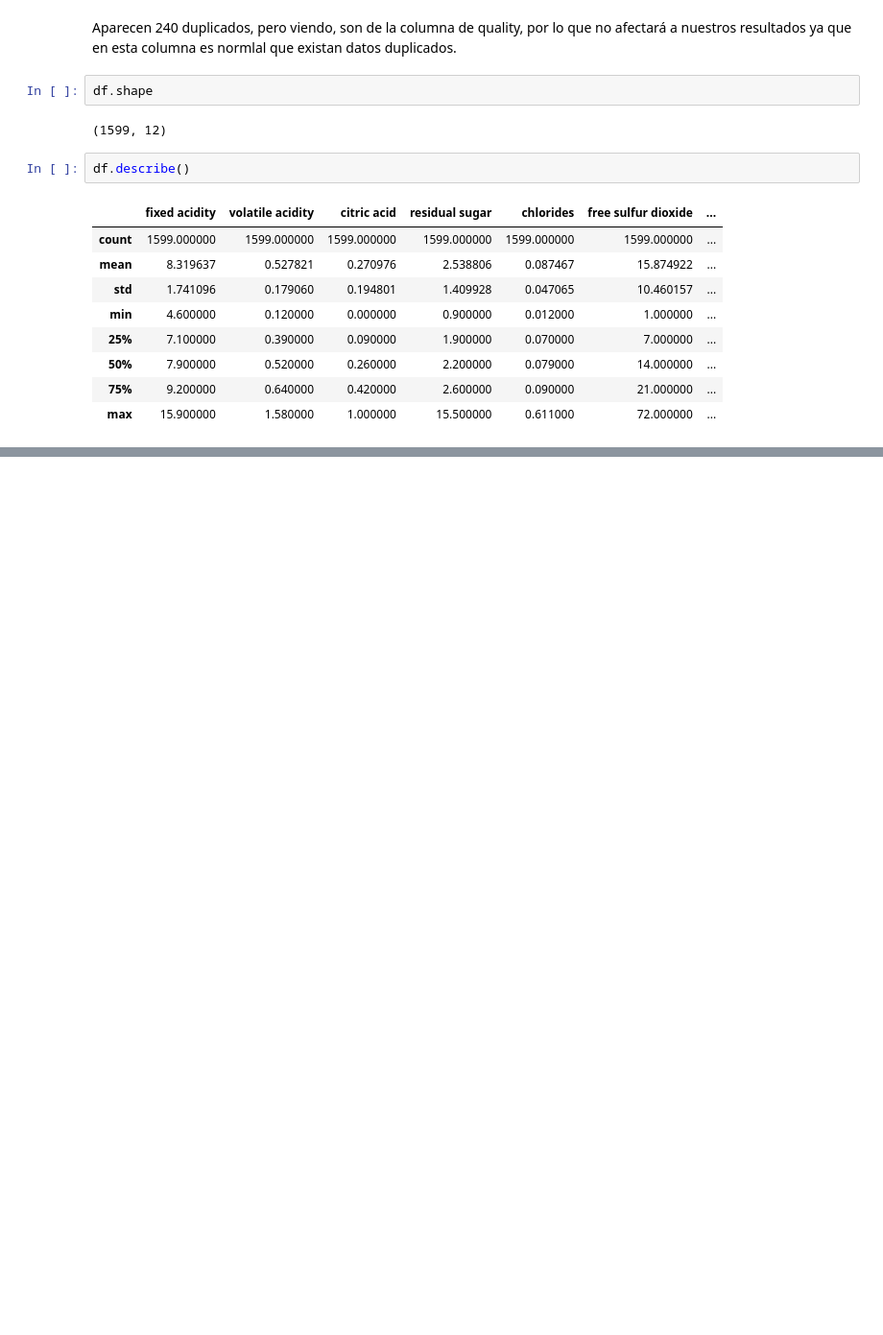
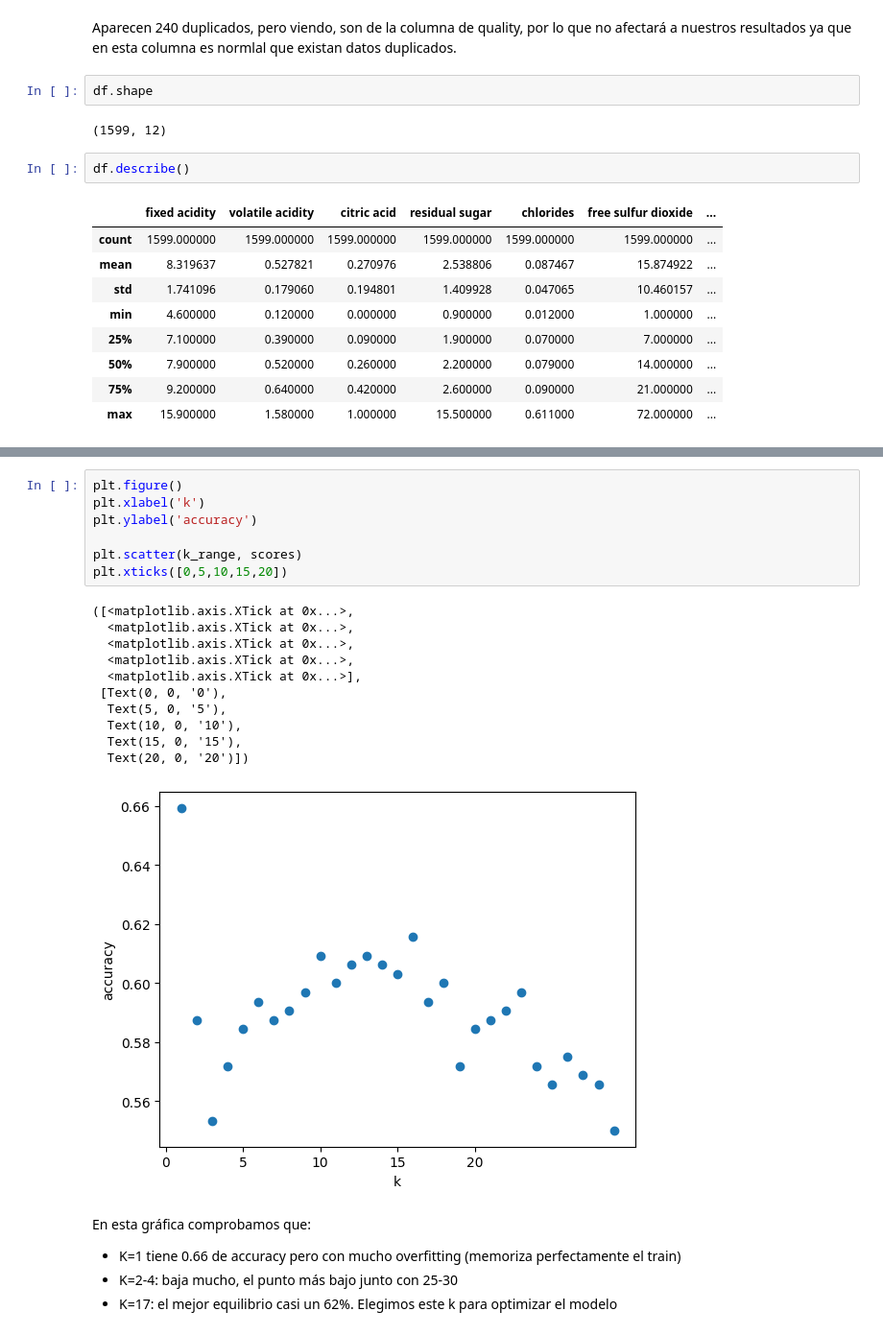
Before and after one commit to joselineproa21/Proyecto-K-vecinos-m-s-Cercanos, a Jupyter notebook: src/explore.ipynb, the cells around one changed output, grey strips where cells are left out. Shown at 96% size. Drawn from its saved outputs; the diff is of its cells as text; blank space fills up the shorter version.

```diff
--- a/src/explore.ipynb
+++ b/src/explore.ipynb
@@ -119,0 +238,24 @@ df.describe()
+# %%
+plt.figure()
+plt.xlabel('k')
+plt.ylabel('accuracy')
+
+plt.scatter(k_range, scores)
+plt.xticks([0,5,10,15,20])
+# %% [output]
+([<matplotlib.axis.XTick at 0x...>,
+  <matplotlib.axis.XTick at 0x...>,
+  <matplotlib.axis.XTick at 0x...>,
+  <matplotlib.axis.XTick at 0x...>,
+  <matplotlib.axis.XTick at 0x...>],
+ [Text(0, 0, '0'),
+  Text(5, 0, '5'),
+  Text(10, 0, '10'),
+  Text(15, 0, '15'),
+  Text(20, 0, '20')])
+[figure, added]
+# %% [markdown]
+En esta gráfica comprobamos que:
+- K=1 tiene 0.66 de accuracy pero con mucho overfitting (memoriza perfectamente el train)
+- K=2-4: baja mucho, el punto más bajo junto con 25-30
+- K=17: el mejor equilibrio casi un 62%. Elegimos este k para optimizar el modelo
```
Also changed, not shown: parts of 19 cells of this notebook.
